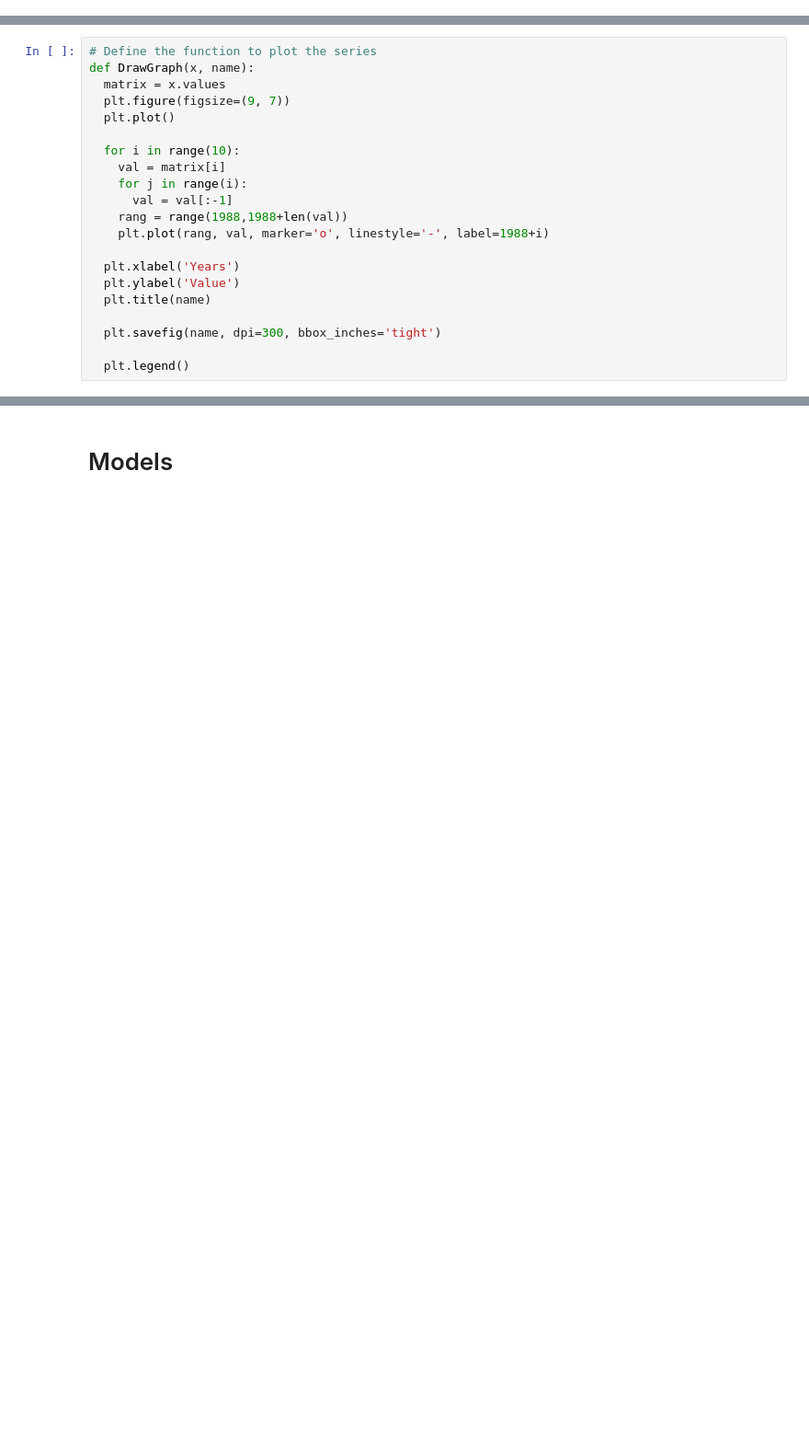
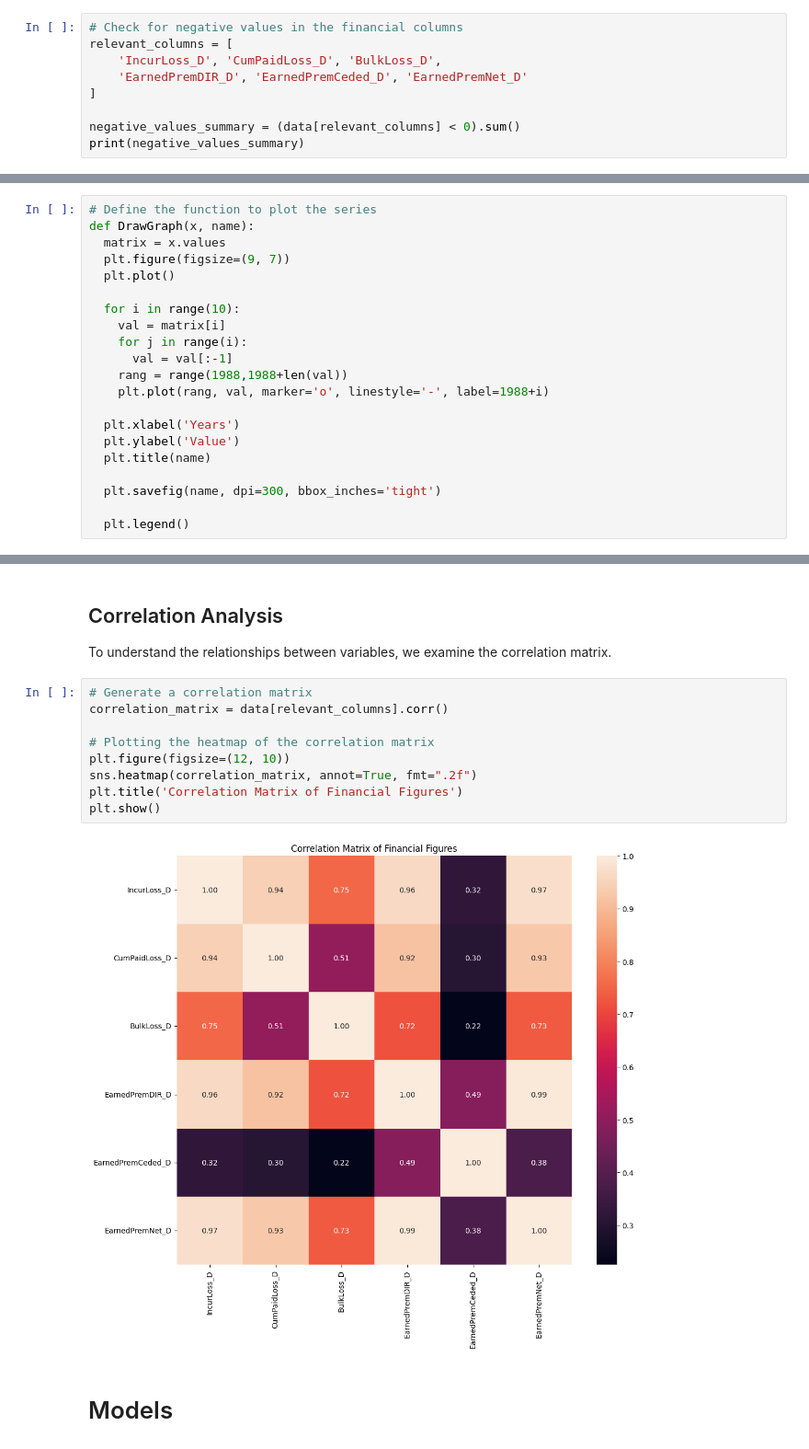
Before and after one commit to JuanLara18/Actuarial-DataMined-Provisiones, a Jupyter notebook: notebooks/Project_I.ipynb, the cells around one changed output, grey strips where cells are left out. Shown at 92% size. Cells and saved outputs as stored; diff of their text form; blank space fills up the shorter version.

```diff
--- a/notebooks/Project_I.ipynb
+++ b/notebooks/Project_I.ipynb
@@ -128,0 +159,9 @@ for variable, array in DataComplete.items():
+# %%
+# Check for negative values in the financial columns
+relevant_columns = [
+    'IncurLoss_D', 'CumPaidLoss_D', 'BulkLoss_D',
+    'EarnedPremDIR_D', 'EarnedPremCeded_D', 'EarnedPremNet_D'
+]
+
+negative_values_summary = (data[relevant_columns] < 0).sum()
+print(negative_values_summary)
@@ -200,2 +255,17 @@ def dataframe_to_pca(dataframes, n_components):
+# %% [markdown]
+## Correlation Analysis
+
+To understand the relationships between variables, we examine the correlation matrix.
+# %%
+# Generate a correlation matrix
+correlation_matrix = data[relevant_columns].corr()
+
+# Plotting the heatmap of the correlation matrix
+plt.figure(figsize=(12, 10))
+sns.heatmap(correlation_matrix, annot=True, fmt=".2f")
+plt.title('Correlation Matrix of Financial Figures')
+plt.show()
+# %% [output]
+[figure, added]
 # %% [markdown]
 # Models
```
Also changed, not shown: parts of 19 cells of this notebook.
